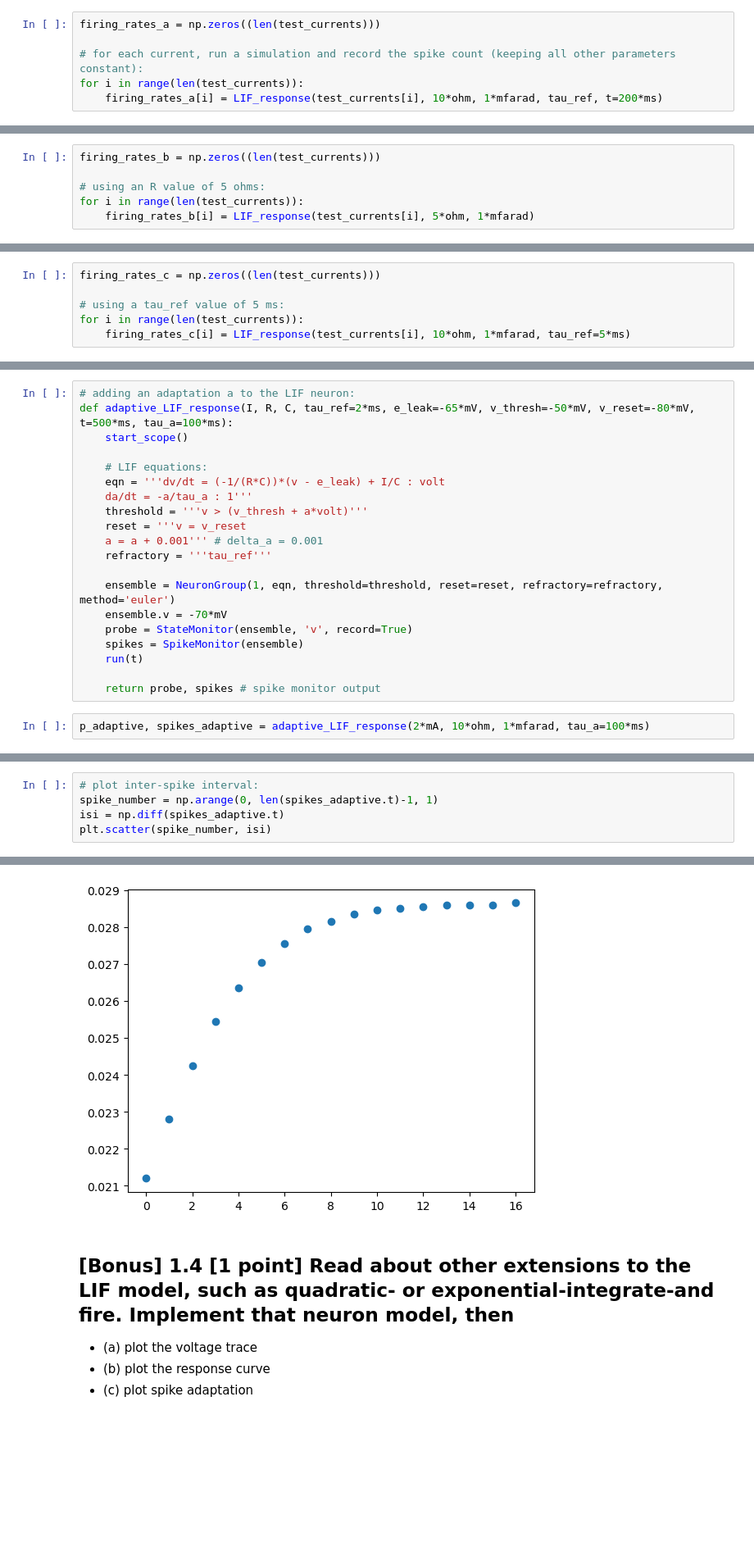
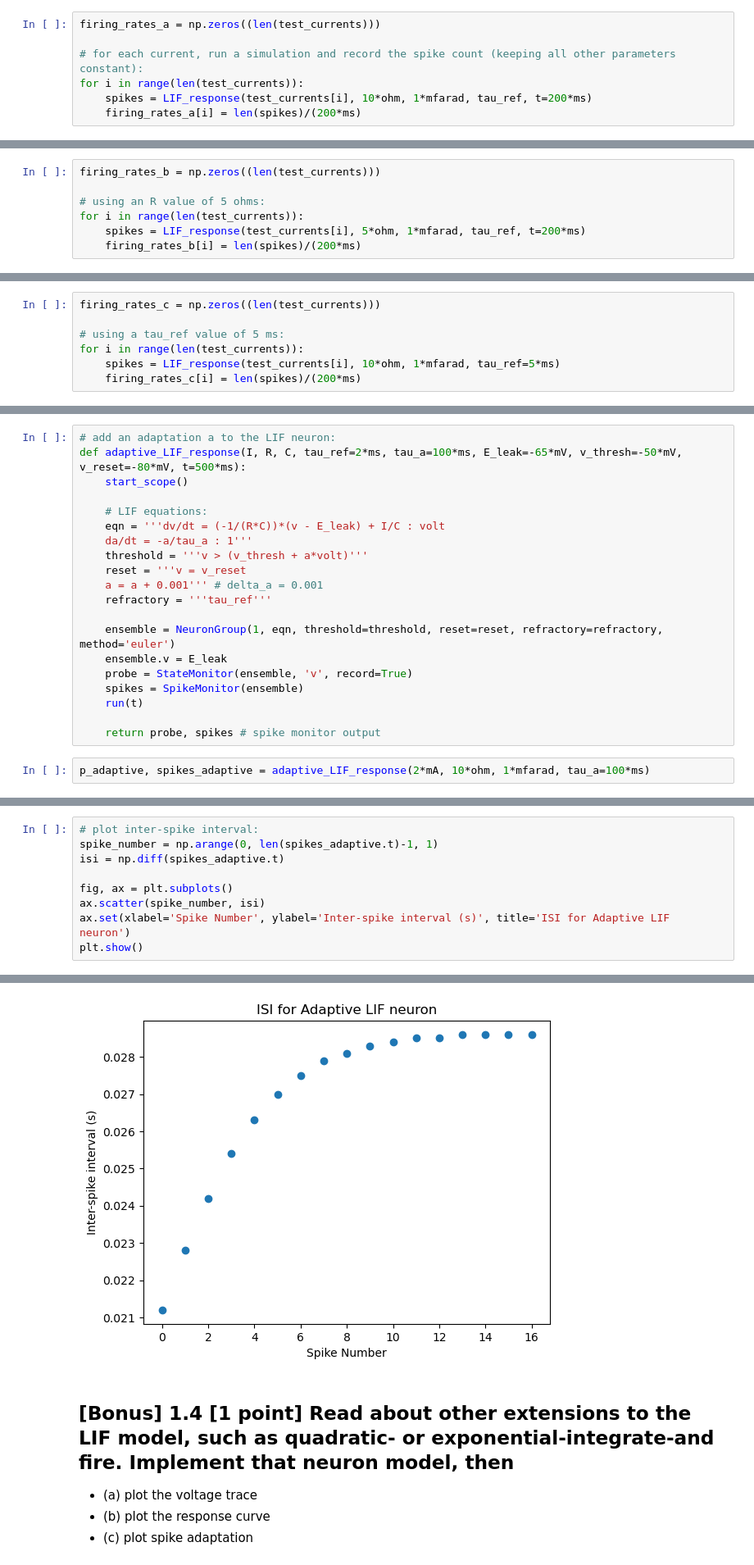
Before and after one commit to kateharvey/SYDE552, a Jupyter notebook: syde552-assignment1.ipynb, the cells around one changed output, grey strips where cells are left out. Shown at 82% size. Drawn from its saved outputs; the diff is of its cells as text; blank space fills up the shorter version.

```diff
--- a/syde552-assignment1.ipynb
+++ b/syde552-assignment1.ipynb
@@ -267,7 +267,8 @@ firing_rates_a = np.zeros((len(test_currents)))
 
 # for each current, run a simulation and record the spike count (keeping all other parameters constant):
 for i in range(len(test_currents)):
-    firing_rates_a[i] = LIF_response(test_currents[i], 10*ohm, 1*mfarad, tau_ref, t=200*ms)
+    spikes = LIF_response(test_currents[i], 10*ohm, 1*mfarad, tau_ref, t=200*ms)
+    firing_rates_a[i] = len(spikes)/(200*ms)
 # %% [markdown]
 ### (b) Choose a new value of R or C, run the experiment from (a) again
 Add the new response curve to your plot
@@ -276,7 +277,8 @@ firing_rates_b = np.zeros((len(test_currents)))
 
 # using an R value of 5 ohms:
 for i in range(len(test_currents)):
-    firing_rates_b[i] = LIF_response(test_currents[i], 5*ohm, 1*mfarad)
+    spikes = LIF_response(test_currents[i], 5*ohm, 1*mfarad, tau_ref, t=200*ms)
+    firing_rates_b[i] = len(spikes)/(200*ms)
 # %% [markdown]
 ### (c) Choose a new value of tau_ref
 Run the experiment from (a) again, and overlay the new resopnse curve to your plot
@@ -285,7 +287,8 @@ firing_rates_c = np.zeros((len(test_currents)))
 
 # using a tau_ref value of 5 ms:
 for i in range(len(test_currents)):
-    firing_rates_c[i] = LIF_response(test_currents[i], 10*ohm, 1*mfarad, tau_ref=5*ms)
+    spikes = LIF_response(test_currents[i], 10*ohm, 1*mfarad, tau_ref=5*ms)
+    firing_rates_c[i] = len(spikes)/(200*ms)
 # %%
 # plot the response curve of the neuron:
 fig, ax = plt.subplots()
@@ -319,12 +321,12 @@ if $v > v_{thr}$:
 - $\Delta A = 1$ mV
 - runtime = 500 ms
 # %%
-# adding an adaptation a to the LIF neuron:
-def adaptive_LIF_response(I, R, C, tau_ref=2*ms, e_leak=-65*mV, v_thresh=-50*mV, v_reset=-80*mV, t=500*ms, tau_a=100*ms):
+# add an adaptation a to the LIF neuron:
+def adaptive_LIF_response(I, R, C, tau_ref=2*ms, tau_a=100*ms, E_leak=-65*mV, v_thresh=-50*mV, v_reset=-80*mV, t=500*ms):
     start_scope()
 
     # LIF equations:
-    eqn = '''dv/dt = (-1/(R*C))*(v - e_leak) + I/C : volt
+    eqn = '''dv/dt = (-1/(R*C))*(v - E_leak) + I/C : volt
     da/dt = -a/tau_a : 1'''
     threshold = '''v > (v_thresh + a*volt)'''
     reset = '''v = v_reset
@@ -332,7 +334,7 @@ def adaptive_LIF_response(I, R, C, tau_ref=2*ms, e_leak=-65*mV, v_thresh=-50*mV,
     refractory = '''tau_ref'''
 
     ensemble = NeuronGroup(1, eqn, threshold=threshold, reset=reset, refractory=refractory, method='euler')
-    ensemble.v = -70*mV
+    ensemble.v = E_leak
     probe = StateMonitor(ensemble, 'v', record=True)
     spikes = SpikeMonitor(ensemble)
     run(t)
@@ -349,5 +351,9 @@ plot_voltage_trace(p_adaptive, spikes=spikes_adaptive, title='Adaptive LIF neuro
 # plot inter-spike interval:
 spike_number = np.arange(0, len(spikes_adaptive.t)-1, 1)
 isi = np.diff(spikes_adaptive.t)
-plt.scatter(spike_number, isi)
+
+fig, ax = plt.subplots()
+ax.scatter(spike_number, isi)
+ax.set(xlabel='Spike Number', ylabel='Inter-spike interval (s)', title='ISI for Adaptive LIF neuron')
+plt.show()
 # %% [output]
@@ -355,4 +360,4 @@ plt.scatter(spike_number, isi)
-[figure, old version]
+[figure, new version]
 # %% [markdown]
 ## [Bonus] 1.4 [1 point] Read about other extensions to the LIF model, such as quadratic- or exponential-integrate-and fire. Implement that neuron model, then
  - (a) plot the voltage trace
```
Also changed, not shown: parts of 47 cells of this notebook, 1 other file.
